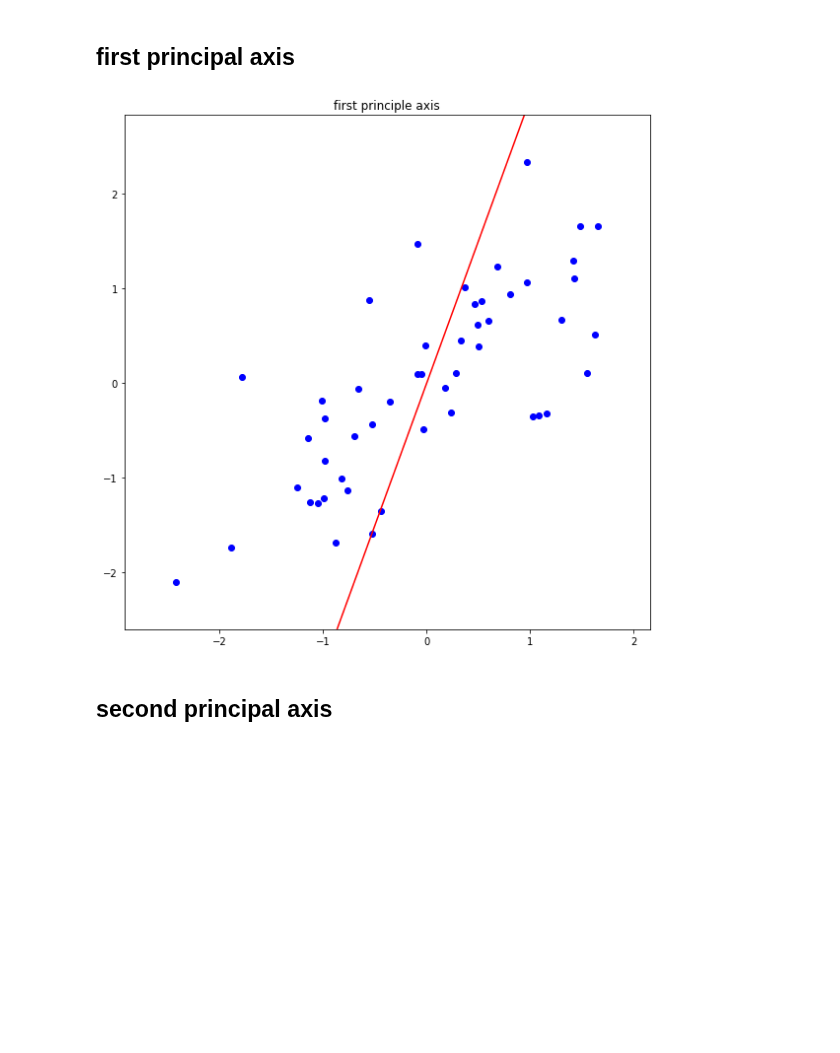
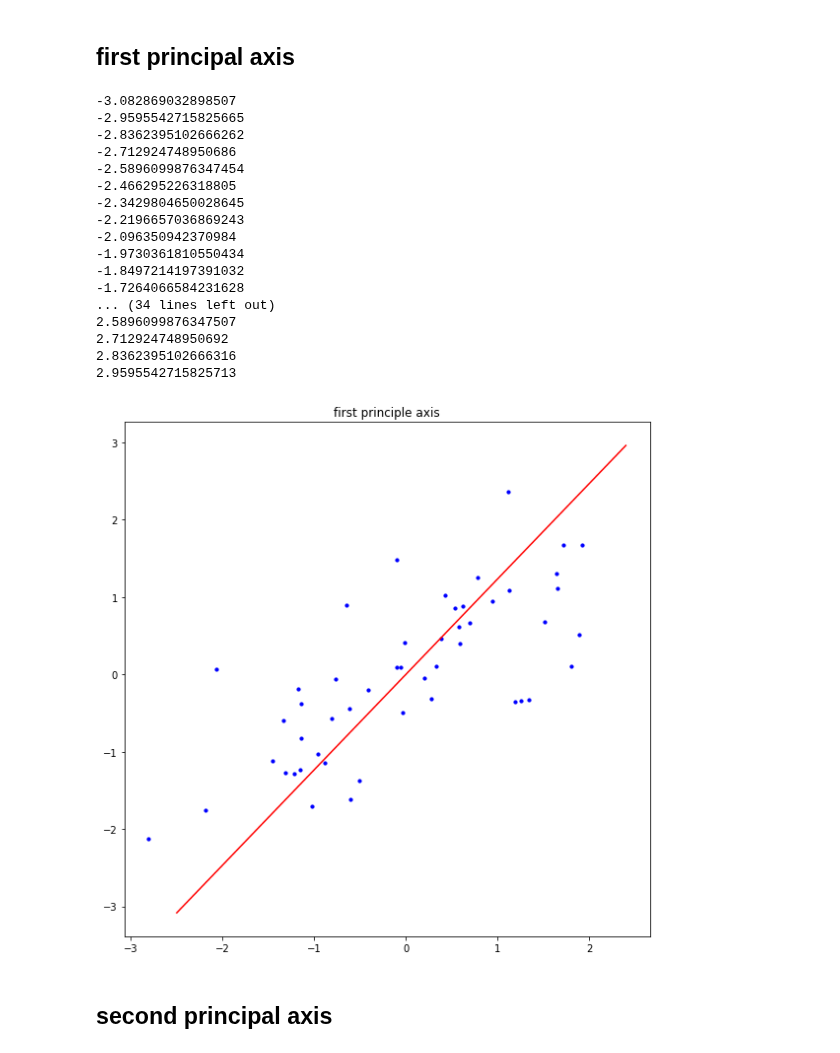
Before and after one commit to parkheesoo/assignment-machine-learning, a Jupyter notebook: assignment_12.ipynb, the cells around one changed output. Saved outputs shown, nothing was run; the diff lists cells and outputs as text; code cells hidden in the pictures; blank space fills up the shorter version.

```diff
--- a/assignment_12.ipynb
+++ b/assignment_12.ipynb
@@ -111,13 +111,39 @@ plt.show()
 [figure]
 # %% [markdown]
 ## first principal axis
-# %%
-plt.figure(figsize=(8,8))
-plt.title('first principle axis')
-
-plt.tight_layout()
-plt.show()
-# %% [output]
-[figure, removed]
+# %%
+t = U[1][1] / U[0][1]
+plt.figure(figsize=(8,8))
+
+x = np.arange(-2.5,2.5,0.1)
+f = np.zeros(len(x))
+for i in range(len(x)):
+    f[i]=t * x[i]
+    print(f[i])
+
+plt.title('first principle axis')
+plt.plot(x, f, '-', color = 'red')
+plt.scatter(temp[0],temp[1], s = 10, c = 'b')
+plt.tight_layout()
+plt.show()
+# %% [output]
+-3.082869032898507
+-2.9595542715825665
+-2.8362395102666262
+-2.712924748950686
+-2.5896099876347454
+-2.466295226318805
+-2.3429804650028645
+-2.2196657036869243
+-2.096350942370984
+-1.9730361810550434
+-1.8497214197391032
+-1.7264066584231628
+... (34 lines left out)
+2.5896099876347507
+2.712924748950692
+2.8362395102666316
+2.9595542715825713
+[figure, added]
 # %% [markdown]
 ## second principal axis
```
Also changed, not shown: parts of 3 cells of this notebook.
